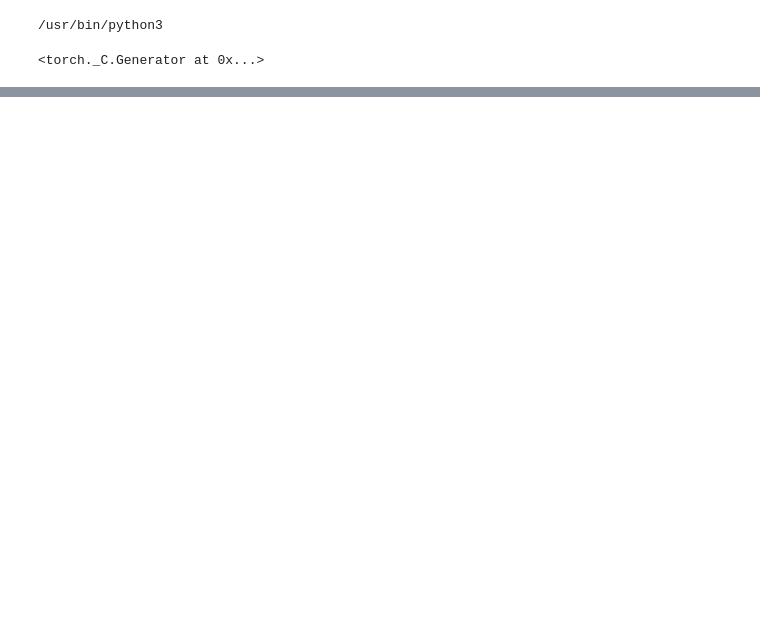
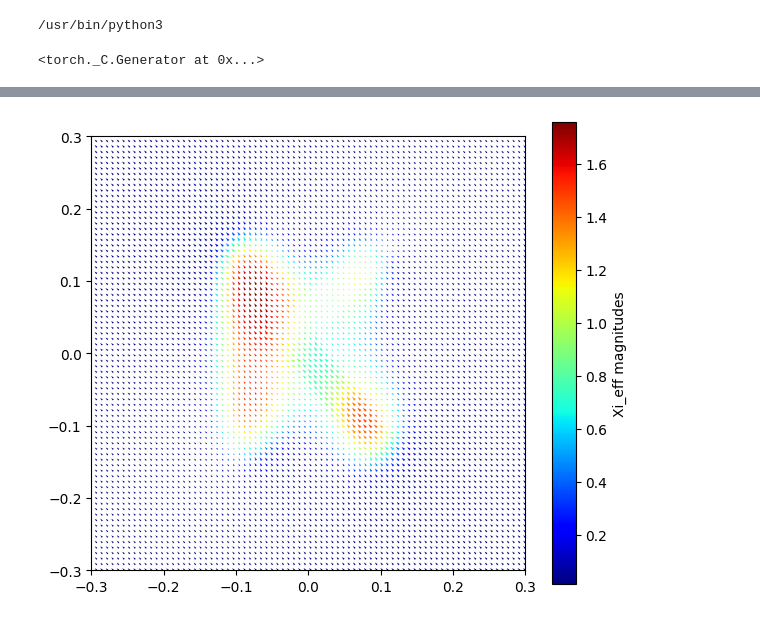
Before and after one commit to VasylVasylenko/trash_demo, a Jupyter notebook: solve_NN.ipynb, the cells around one changed output, grey strips where cells are left out. Drawn from its saved outputs; the diff is of its cells as text; code cells hidden in the pictures; blank space fills up the shorter version.

```diff
--- a/solve_NN.ipynb
+++ b/solve_NN.ipynb
@@ -444,3 +471,28 @@ for i in range(nmaxsteps):
+# %%
+xi_nn.load_state_dict(best_model)
+xi_eff = xi_nn(xy_grid_torch).permute(1, 0).cpu().detach().numpy()
+xi_eff.shape
+
+magnitudes = np.linalg.norm(xi_eff, axis=0).reshape(Ny, Nx)
+
+fig, ax = plt.subplots()
+fig.set_size_inches(7, 6)
+
+ax.set_xlim((x1, x2))
+ax.set_ylim((y1, y2))
+ax.set_aspect('equal')
+ax.margins(0.0)
+
+nz = mcolors.Normalize()
+C = np.linspace(np.min(magnitudes), np.max(magnitudes), 1000)
+nz.autoscale(magnitudes)
+map_grid=xy_grid.reshape(Ny, Nx, -1).transpose((2, 0, 1))
+Q = ax.quiver(map_grid[0], map_grid[1], E_map[0], E_map[1], color=cm.jet(nz(magnitudes)).reshape(-1, 4))
+cax,_ = mcolorbar.make_axes(ax)
+cb = mcolorbar.ColorbarBase(cax, cmap=cm.jet, norm=nz)
+cb.set_label('Xi_eff magnitudes')
+# %% [output]
+[figure, added]
 # %%
 plt.figure(figsize=(7, 7))
 plt.title('Xieff magnitude')
```
Also changed, not shown: parts of 14 cells of this notebook.
